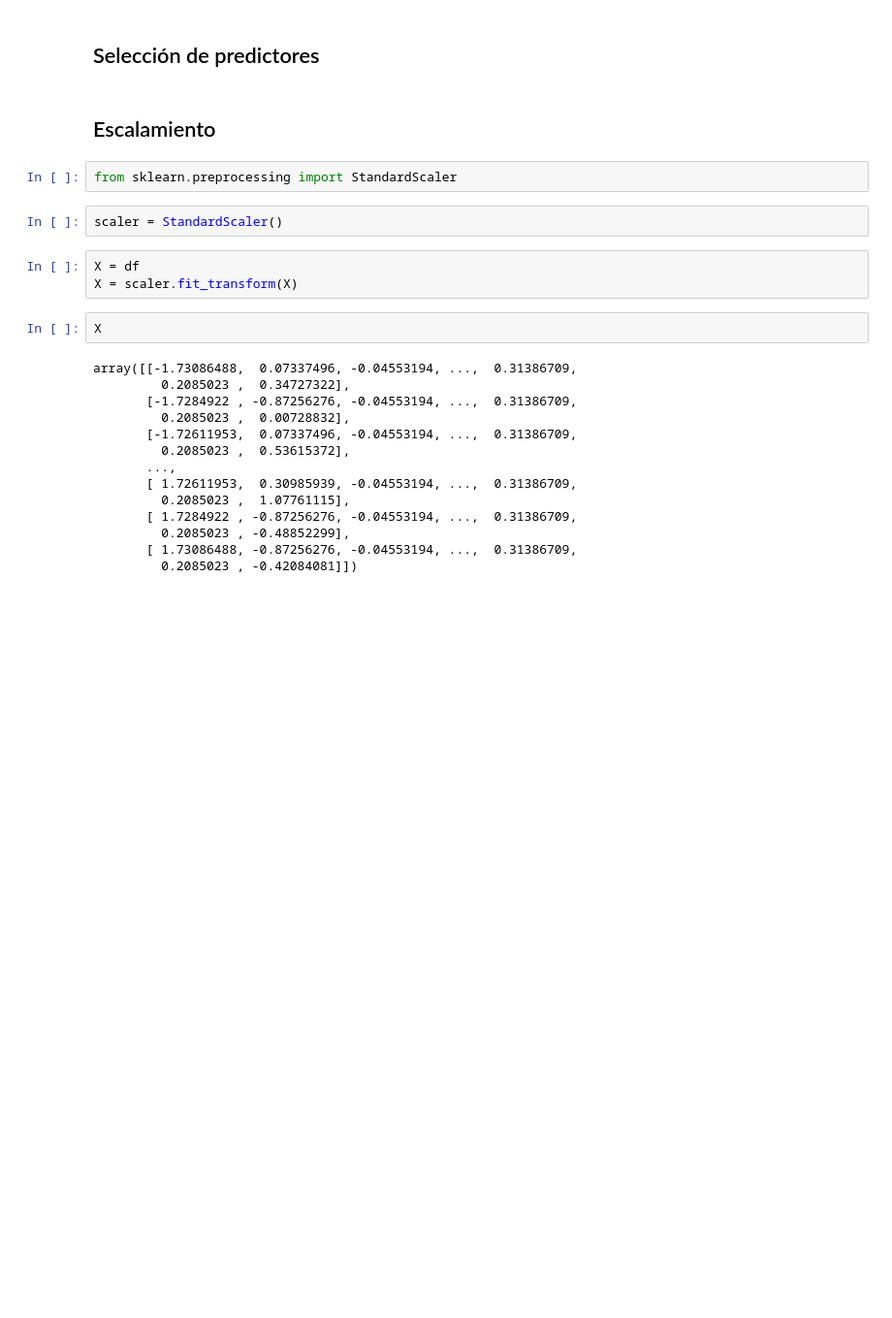
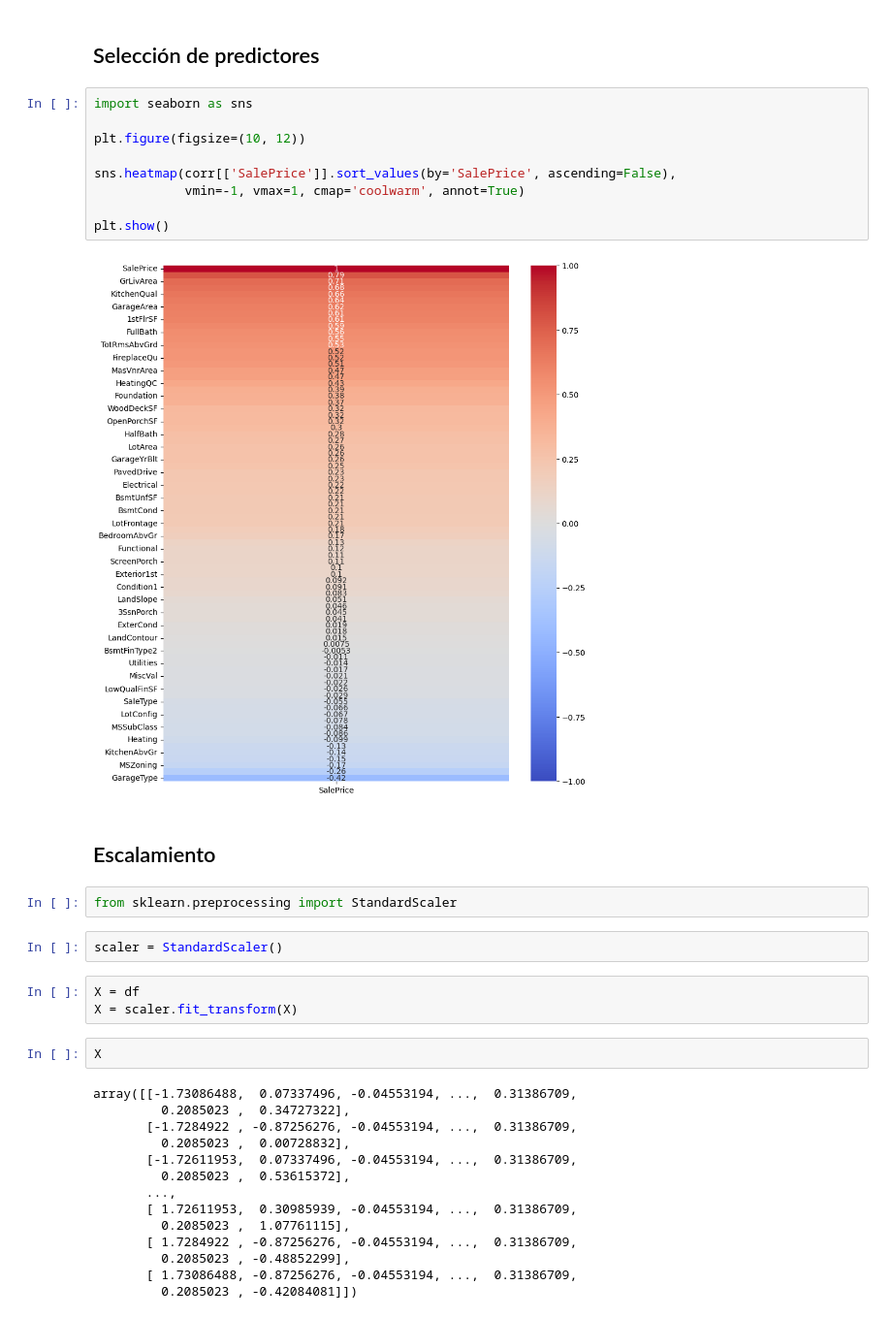
Before and after one commit to FerEsq/DM-House-Sale-Price-Predictor, a Jupyter notebook: Model.ipynb, the cells around one changed output. Shown at 97% size. Drawn from its saved outputs; the diff is of its cells as text; blank space fills up the shorter version.

Commit message:
predictor heatmap

```diff
--- a/Model.ipynb
+++ b/Model.ipynb
@@ -338,5 +336,16 @@ for i, feature in en
 # %% [markdown]
 ## Selección de predictores
+# %%
+import seaborn as sns
+
+plt.figure(figsize=(10, 12))
+
+sns.heatmap(corr[['SalePrice']].sort_values(by='SalePrice', ascending=False),
+            vmin=-1, vmax=1, cmap='coolwarm', annot=True)
+
+plt.show()
+# %% [output]
+[figure, added]
 # %% [markdown]
 ## Escalamiento
 # %%
```
Also changed, not shown: parts of 1 cell of this notebook.
